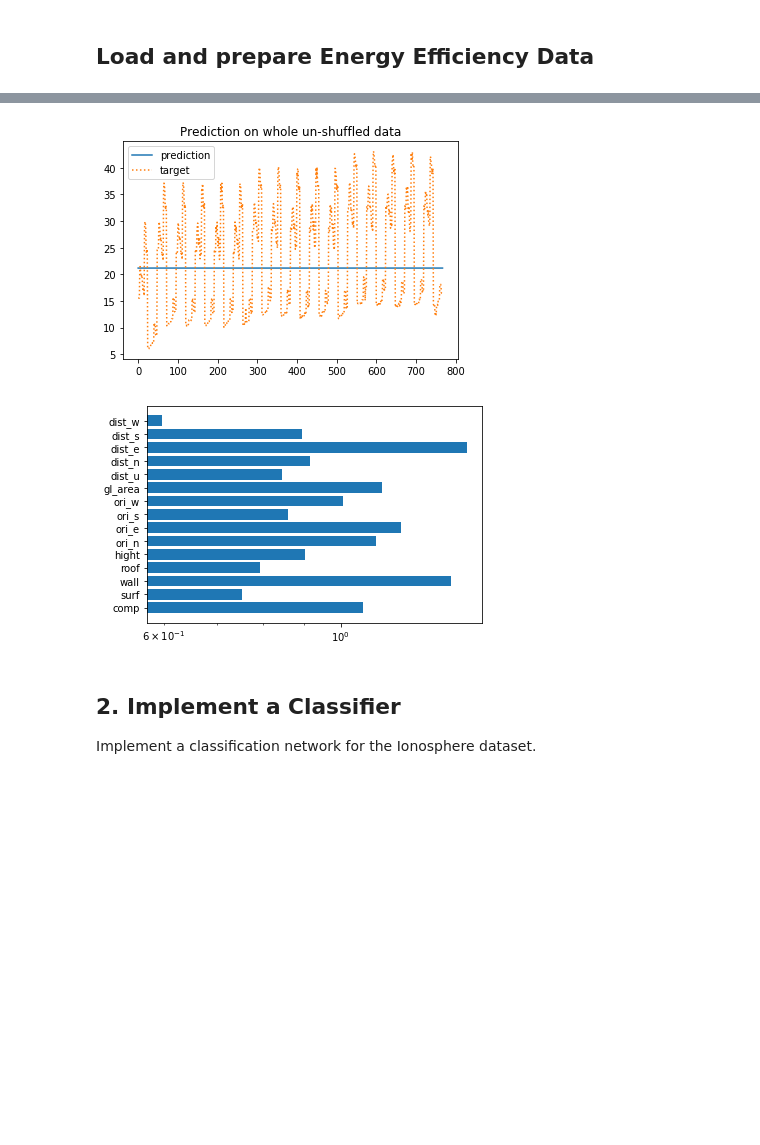
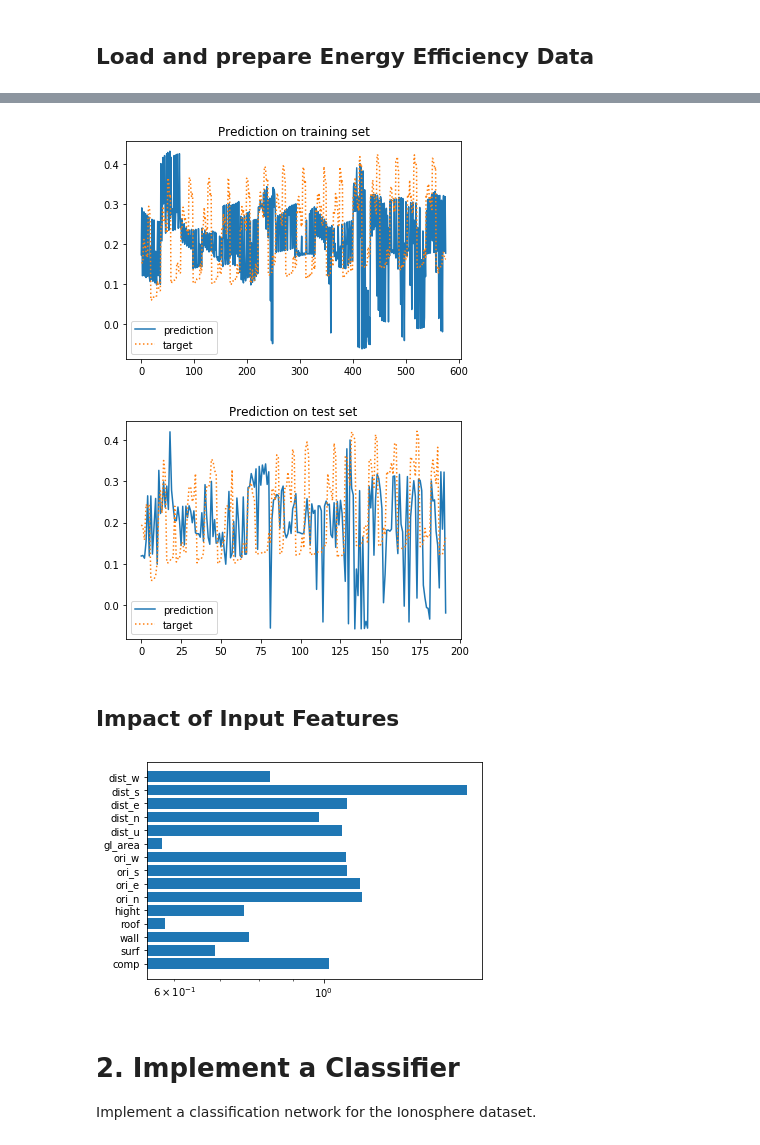
Before and after one commit to bugerry87/fcnn_scratch, a Jupyter notebook: NeuralNetwork.ipynb, the cells around one changed output, grey strips where cells are left out. Drawn from its saved outputs; the diff is of its cells as text; code cells hidden in the pictures; blank space fills up the shorter version.

```diff
--- a/NeuralNetwork.ipynb
+++ b/NeuralNetwork.ipynb
@@ -463,36 +537,60 @@ Best Epoch: 300 with a Loss of: 99.05628184686947
 # %%
-load(nn, "checkpoint.pkl")
-copy(nn, nn.model)
+def plot_prediction(nn):
+    load(nn, "checkpointEE.pkl")
 
-nn.val_set = lambda: gen_EE_data(data, 1, 1)
-target = []
-pred = []
-for Zv in nn.val(nn.Out):
-    target.append(nn.T[0][0])
-    pred.append(nn.Out.y[0][0])
+    nn.val_set = lambda: gen_EE_data(train[np.argsort(train_idx)], 1, 1)
+    nn.loss = RMS
+    target = []
+    pred = []
+    for Zv in nn.val(nn.Out):
+        target.append(nn.T[0][0])
+        pred.append(nn.Out.y[0][0])
 
-plt.plot(range(N), pred, label='prediction')
-plt.plot(range(N), target, label='target', linestyle=':')
-plt.title("Prediction on whole un-shuffled data")
-plt.legend()
-plt.show()
+    plt.plot(range(len(pred)), pred, label='prediction')
+    plt.plot(range(len(target)), target, label='target', linestyle=':')
+    plt.title("Prediction on training set")
+    plt.legend()
+    plt.show()
+
+    nn.val_set = lambda: gen_EE_data(val[np.argsort(val_idx)], 1, 1)
+    target = []
+    pred = []
+    for Zv in nn.val(nn.Out):
+        target.append(nn.T[0][0])
+        pred.append(nn.Out.y[0][0])
+
+    plt.plot(range(len(pred)), pred, label='prediction')
+    plt.plot(range(len(target)), target, label='target', linestyle=':')
+    plt.title("Prediction on test set")
+    plt.legend()
+    plt.show()
+    pass
+
+plot_prediction(nn)
 # %% [output]
-[figure, old version]
+[figure, new version]
+[figure, added]
+# %% [markdown]
+## Impact of Input Features
 # %%
-invar = np.var(nn.In.w, axis=1)
-y_pos = np.arange(invar.size)
-labels = ('comp', 'surf', 'wall', 'roof', 'hight',
-          'ori_n', 'ori_e', 'ori_s', 'ori_w',
-          'gl_area',
-          'dist_u', 'dist_n', 'dist_e', 'dist_s', 'dist_w'
-         )
-plt.barh(y_pos, invar)
-plt.xscale('log')
-plt.yticks(y_pos, labels)
-plt.show()
+def plot_input_weights():
+    input_var = np.var(nn.In.w, axis=1)
+    y_pos = np.arange(input_var.size)
+    labels = ('comp', 'surf', 'wall', 'roof', 'hight',
+              'ori_n', 'ori_e', 'ori_s', 'ori_w',
+              'gl_area',
+              'dist_u', 'dist_n', 'dist_e', 'dist_s', 'dist_w'
+             )
+    plt.barh(y_pos, invar)
+    plt.xscale('log')
+    plt.yticks(y_pos, labels)
+    plt.show()
+    pass
+
+plot_input_weights()
 # %% [output]
-[figure, old version]
+[figure, new version]
 # %% [markdown]
-## 2. Implement a Classifier
+# 2. Implement a Classifier
 
 Implement a classification network for the Ionosphere dataset.
```
Also changed, not shown: parts of 20 cells of this notebook.
